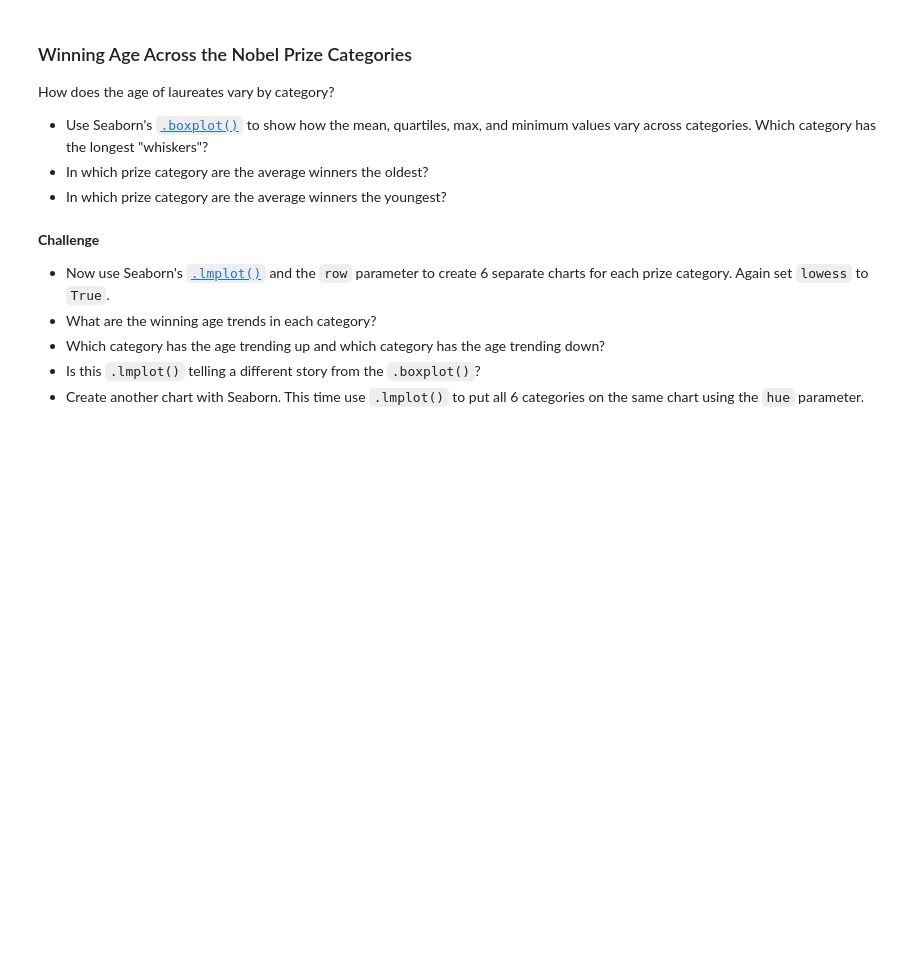
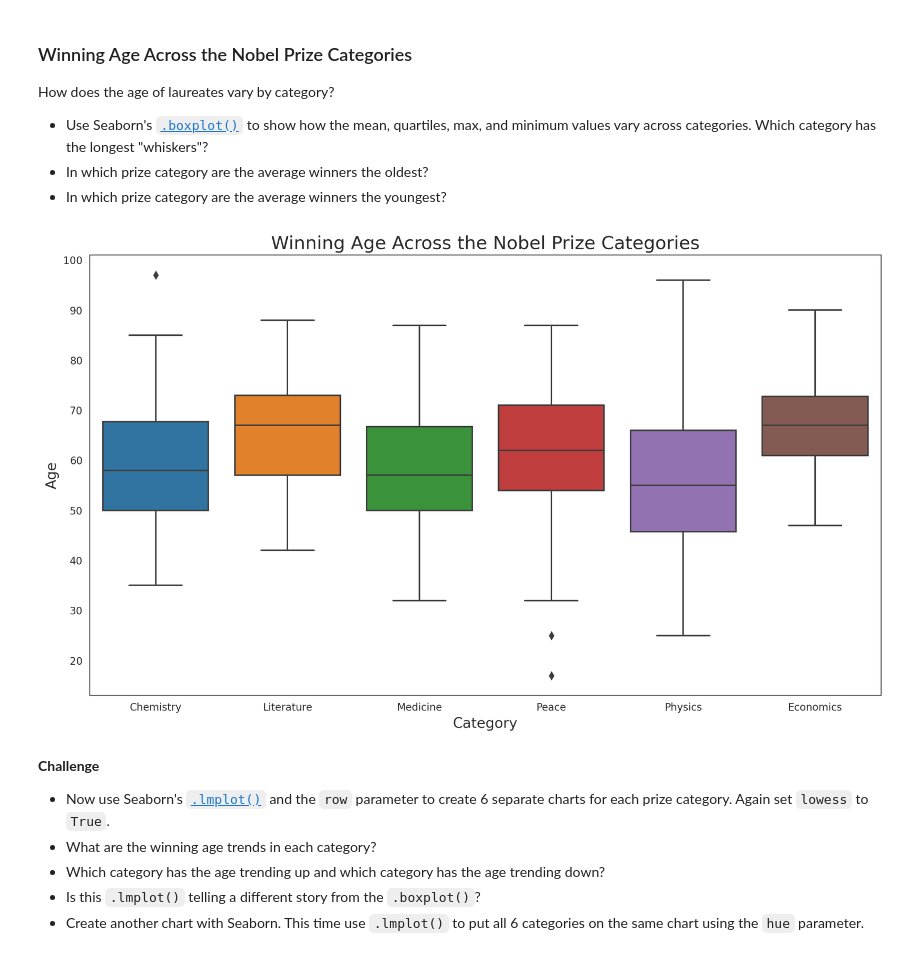
Before and after one commit to zoard-ehmann/100-days-of-python, a Jupyter notebook: Day78/Nobel_Prize_Analysis/Nobel_Prize_Analysis.ipynb, the cells around one changed output. Saved outputs shown, nothing was run; the diff lists cells and outputs as text; code cells hidden in the pictures; blank space fills up the shorter version.

```diff
--- a/Day78/Nobel_Prize_Analysis/Nobel_Prize_Analysis.ipynb
+++ b/Day78/Nobel_Prize_Analysis/Nobel_Prize_Analysis.ipynb
@@ -1042,3 +1141,20 @@ How does the age of laureates vary by category?
 * Use Seaborn's [`.boxplot()`](https://seaborn.pydata.org/generated/seaborn.boxplot.html?highlight=boxplot#seaborn.boxplot) to show how the mean, quartiles, max, and minimum values vary across categories. Which category has the longest "whiskers"?
 * In which prize category are the average winners the oldest?
 * In which prize category are the average winners the youngest?
+# %%
+plt.figure(figsize=(14,8), dpi=200)
+
+with sns.axes_style('white'):
+    box = sns.boxplot(
+        data=df_data,
+        x='category',
+        y='winning_age'
+    )
+
+    box.set_xlabel('Category', fontsize=14)
+    box.set_ylabel('Age', fontsize=14)
+    box.set_title('Winning Age Across the Nobel Prize Categories', fontsize=18)
+
+plt.show()
+# %% [output]
+[figure, added]
```
Also changed, not shown: parts of 11 cells of this notebook.
